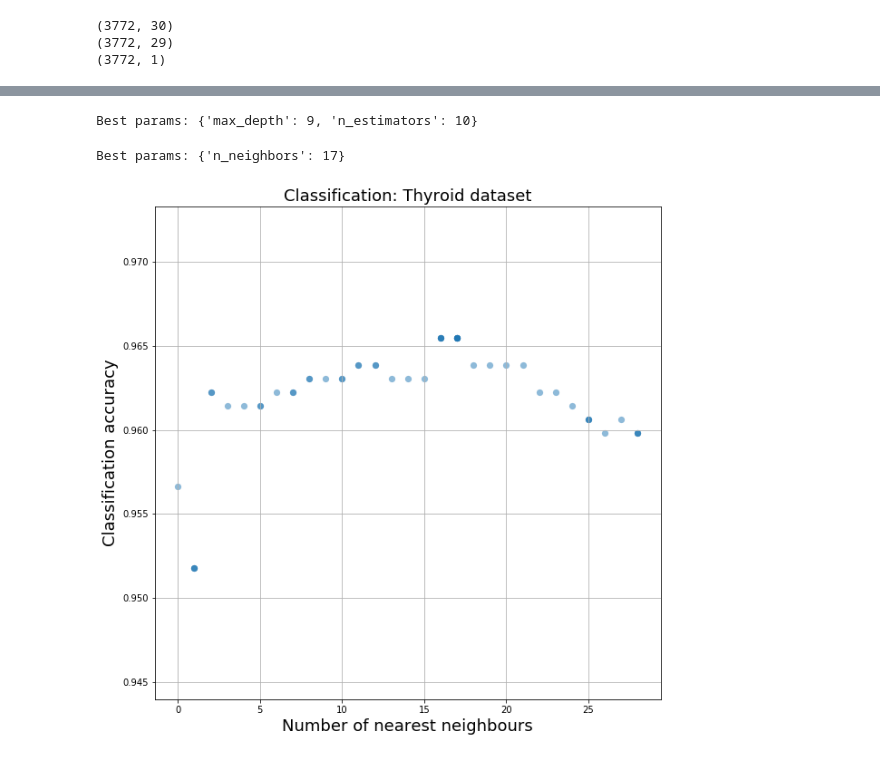
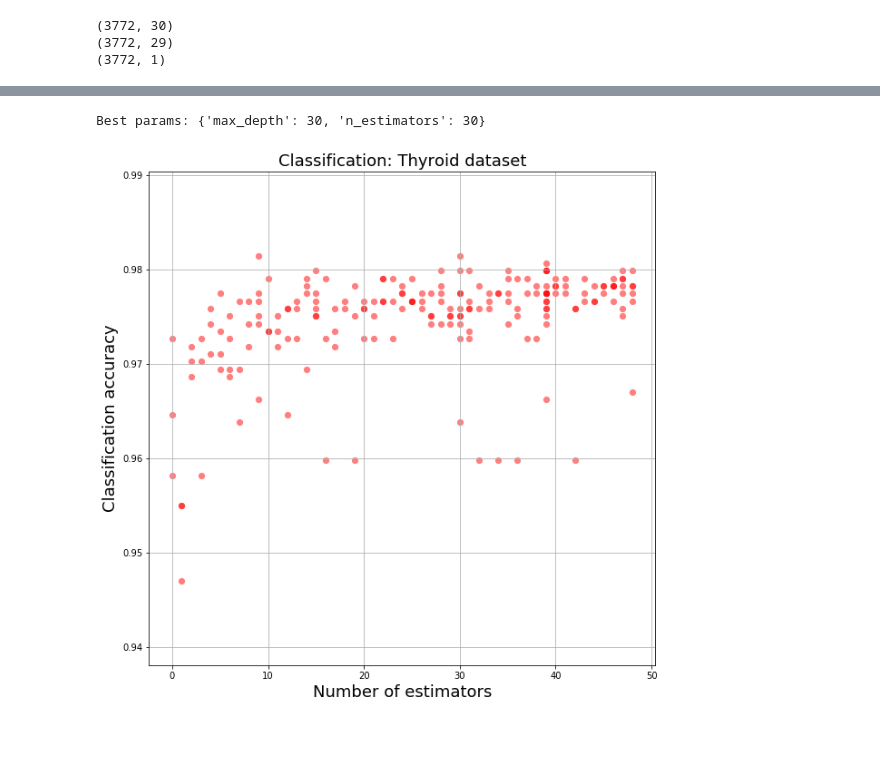
Before and after one commit to anuprulez/machine_learning_101, a Jupyter notebook: classification_scikit_learn.ipynb, the cells around one changed output, grey strips where cells are left out. Cells and saved outputs as stored; diff of their text form; code cells hidden in the pictures.

```diff
--- a/classification_scikit_learn.ipynb
+++ b/classification_scikit_learn.ipynb
@@ -143,10 +212,6 @@ auc_plot(data_target_test_binary, prob_pred_rf)
 # %%
-# Hyperparameter optimisation
-# https://github.com/hyperopt/hyperopt/wiki/FMin
+# configuration evaluation
 
-from hyperopt import fmin, tpe, hp, STATUS_OK, Trials
-
-# configuration evaluation
 def rf_model(params):
     model = RandomForestClassifier(**params)
     trained_model = model.fit(data_features_train, data_target_train)
@@ -156,7 +221,7 @@ def rf_model(params):
     return {'loss': -accuracy, 'status': STATUS_OK}
 
 # max number of configuration evaluation
-n_max_evaluation = 500
+n_max_evaluation = 200
 
 # evaluation trials
 trials = Trials()
@@ -164,53 +229,15 @@ trials = Trials()
 # configuration search space
 search_space = {
     'n_estimators': hp.choice('n_estimators', range(1,50)),
-    'max_depth': hp.choice('max_depth', range(10,20))
+    'max_depth': hp.choice('max_depth', range(1,50))
 }
 
 # minimize the error/ maximize the accuracy
 best_params = fmin(rf_model, search_space, algo=tpe.suggest, max_evals=n_max_evaluation, trials=trials)
 print("Best params: %s" % best_params)
 # %% [output]
-Best params: {'max_depth': 9, 'n_estimators': 10}
+Best params: {'max_depth': 30, 'n_estimators': 30}
-# %%
-from sklearn.neighbors import KNeighborsClassifier
-
-
-# configuration evaluation
-def svc_model(params):
-    model = KNeighborsClassifier(**params)
-    trained_model = model.fit(data_features_train, data_target_train)
-    prediction = trained_model.predict(data_features_test)
-    l_data_target_test = data_target_test['target'].values.tolist()
-    accuracy = len([x for x, y in zip(l_data_target_test, prediction) if x == y]) / float(len(prediction))
-    return {'loss': -accuracy, 'status': STATUS_OK}
-
-# max number of configuration evaluation
-n_max_evaluation = 50
-
-trials = Trials()
-
-# configuration search space
-search_space = {
-    'n_neighbors': hp.choice('n_neighbors', range(1, 30))
-}
-
-# minimize the error/ maximize the accuracy
-best_params = fmin(svc_model, search_space, algo=tpe.suggest, max_evals=n_max_evaluation, trials=trials)
-print("Best params: %s" % best_params)
-# %% [output]
-Best params: {'n_neighbors': 17}
-# %%
-# Plot
-plt.figure(figsize=(10,10))
-#f, ax = plt.subplots(1)
-xs = [t['misc']['vals']['n_neighbors'] for t in trials.trials]
-ys = [-t['result']['loss'] for t in trials.trials]
-plt.scatter(xs, ys, s=50, linewidth=0.1, alpha=0.5)
-plt.title('Classification: Thyroid dataset', fontsize=18)
-plt.xlabel('Number of nearest neighbours', fontsize=18)
-plt.ylabel('Classification accuracy', fontsize=18)
-plt.grid(True)
-plt.show()
-# %% [output]
-[figure, removed]
+# %%
+plot_classifiction_param('n_estimators', 'Classification: Thyroid dataset', 'Number of estimators', 'Classification accuracy')
+# %% [output]
+[figure, added]
```
Also changed, not shown: parts of 9 cells of this notebook.
